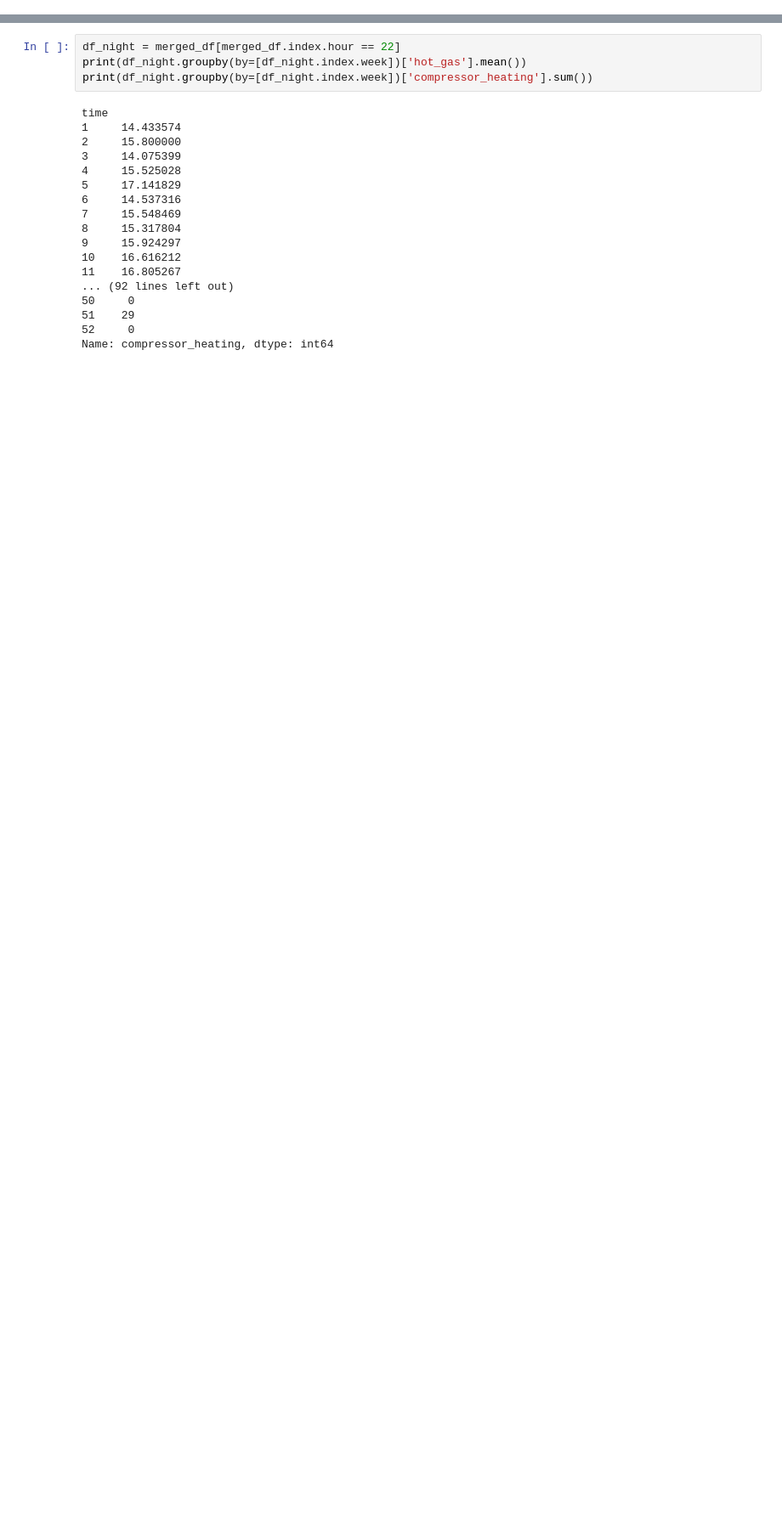
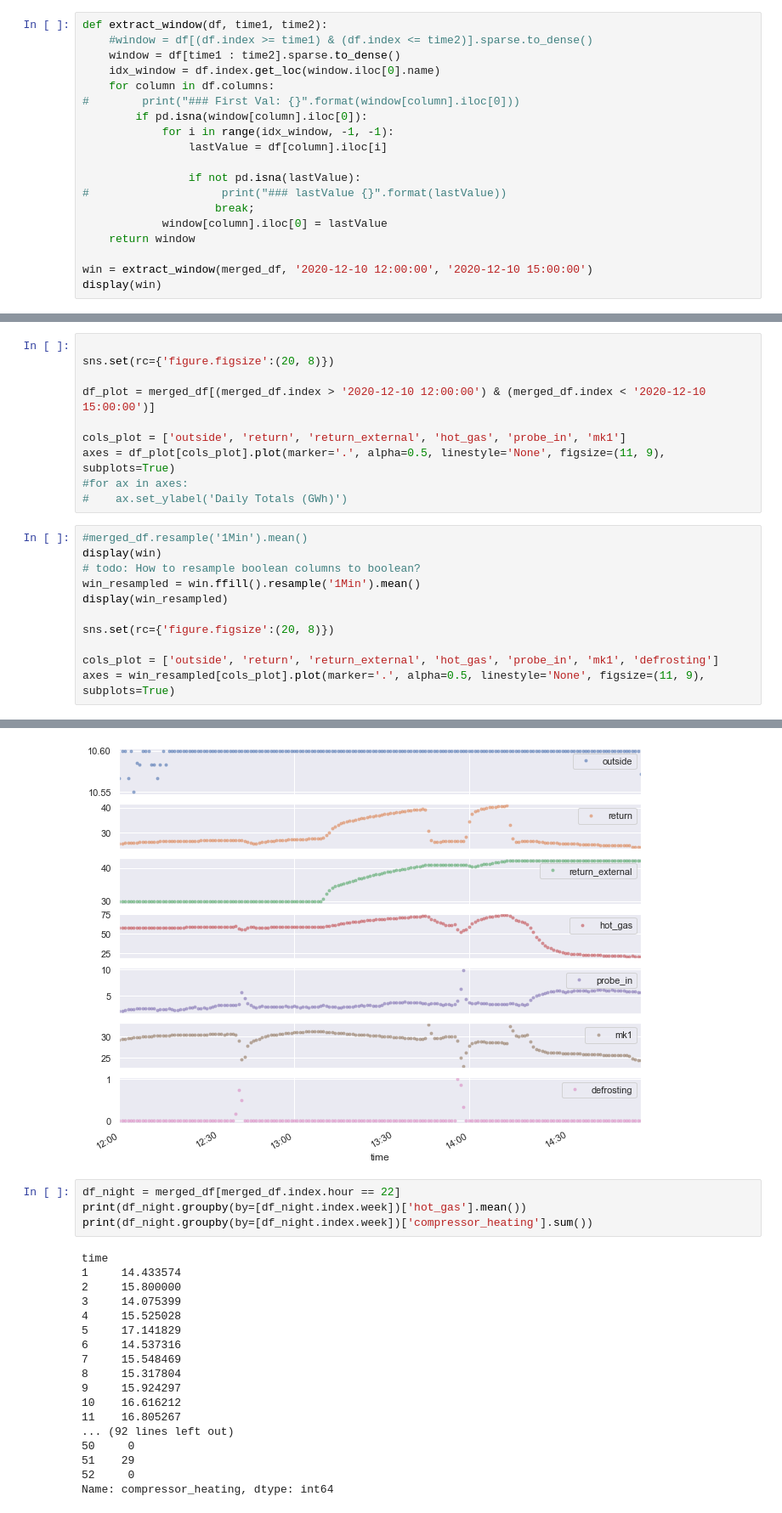
Before and after one commit to ccbur/deep-heatpump-analyzer, a Jupyter notebook: aggregate.ipynb, the cells around one changed output, grey strips where cells are left out. Shown: that part at 85% size. Drawn from its saved outputs; the diff is of its cells as text; blank space fills up the shorter version.

```diff
--- a/aggregate.ipynb
+++ b/aggregate.ipynb
@@ -40,0 +187,19 @@ merged_df['heatpump_servicewater'] = merged_df['extended_state'].str.contains('s
+# %%
+def extract_window(df, time1, time2):
+    #window = df[(df.index >= time1) & (df.index <= time2)].sparse.to_dense()
+    window = df[time1 : time2].sparse.to_dense()
+    idx_window = df.index.get_loc(window.iloc[0].name)
+    for column in df.columns:
+#        print("### First Val: {}".format(window[column].iloc[0]))
+        if pd.isna(window[column].iloc[0]):
+            for i in range(idx_window, -1, -1):
+                lastValue = df[column].iloc[i]
+
+                if not pd.isna(lastValue):
+#                    print("### lastValue {}".format(lastValue))
+                    break;
+            window[column].iloc[0] = lastValue
+    return window
+
+win = extract_window(merged_df, '2020-12-10 12:00:00', '2020-12-10 15:00:00')
+display(win)
@@ -55,0 +227,22 @@ Name: hot_gas, dtype: float64
+# %%
+
+sns.set(rc={'figure.figsize':(20, 8)})
+
+df_plot = merged_df[(merged_df.index > '2020-12-10 12:00:00') & (merged_df.index < '2020-12-10 15:00:00')]
+
+cols_plot = ['outside', 'return', 'return_external', 'hot_gas', 'probe_in', 'mk1']
+axes = df_plot[cols_plot].plot(marker='.', alpha=0.5, linestyle='None', figsize=(11, 9), subplots=True)
+#for ax in axes:
+#    ax.set_ylabel('Daily Totals (GWh)')
+# %%
+#merged_df.resample('1Min').mean()
+display(win)
+# todo: How to resample boolean columns to boolean?
+win_resampled = win.ffill().resample('1Min').mean()
+display(win_resampled)
+
+sns.set(rc={'figure.figsize':(20, 8)})
+
+cols_plot = ['outside', 'return', 'return_external', 'hot_gas', 'probe_in', 'mk1', 'defrosting']
+axes = win_resampled[cols_plot].plot(marker='.', alpha=0.5, linestyle='None', figsize=(11, 9), subplots=True)
+# %% [output]
@@ -56,3 +277,4 @@ Name: hot_gas, dtype: float64
+[figure, added]
 # %%
 df_night = merged_df[merged_df.index.hour == 22]
 print(df_night.groupby(by=[df_night.index.week])['hot_gas'].mean())
```
Also changed, not shown: parts of 15 cells of this notebook.
